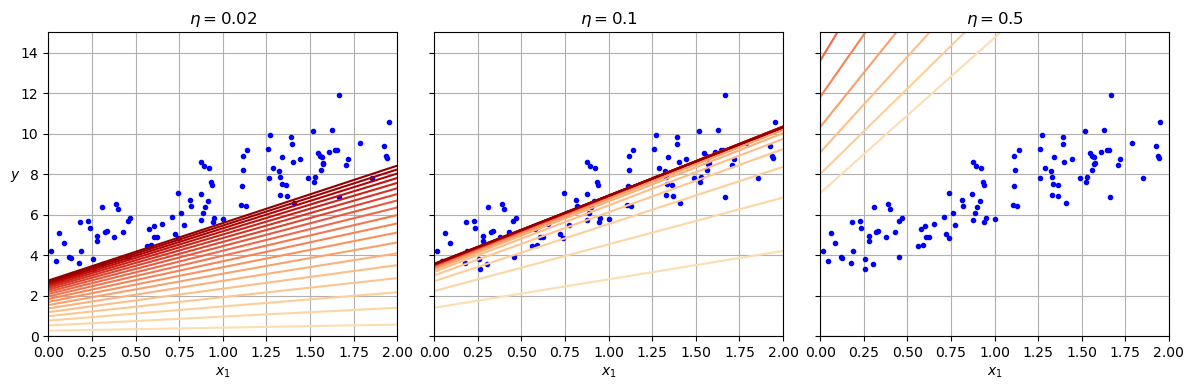
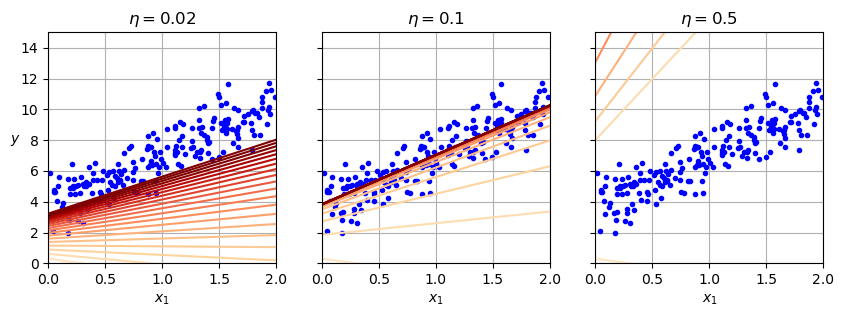
The notebook cell's code change between the first figure and the second:
--- before
+++ after
@@ -1,55 +1,37 @@
-import numpy as np
 import matplotlib as mpl
-import matplotlib.pyplot as plt
 
-# Data: y = 4 + 3x + noise 
-rng = np.random.default_rng(seed=42)
-m = 100
-X = 2 * rng.random((m, 1))
-y = 4 + 3 * X + rng.standard_normal((m, 1))
-
-# Augment with a column of 1s so theta_0 (the bias) has a feature x0 = 1
-X_b = np.c_[np.ones((m, 1)), X]
-
-# Two endpoints are enough to draw each straight prediction line on [0, 2]
-X_new   = np.array([[0], [2]])
-X_new_b = np.c_[np.ones((2, 1)), X_new]
-
-
-# The routine that produces one plot
-def plot_gradient_descent(theta, eta, n_epochs=1000, n_shown=20):
-    plt.plot(X, y, "b.")                          # scatter of the data
+def plot_gradient_descent(theta, eta):
+    m = len(X_b)
+    plt.plot(X, y, "b.")
+    n_epochs = 1000
+    n_shown = 20
+    theta_path = []
     for epoch in range(n_epochs):
-        if epoch < n_shown:                       # only draw the first 20 lines
+        if epoch < n_shown:
             y_predict = X_new_b @ theta
-            shade = epoch / n_shown               
-            color = mpl.colors.rgb2hex(plt.cm.OrRd(shade * 0.85 + 0.15))
-            plt.plot(X_new, y_predict, color=color)
+            color = mpl.colors.rgb2hex(plt.cm.OrRd(epoch / n_shown + 0.15))
+            plt.plot(X_new, y_predict, linestyle="solid", color=color)
         gradients = 2 / m * X_b.T @ (X_b @ theta - y)
-        theta = theta - eta * gradients           # the actual GD step
+        theta = theta - eta * gradients
+        theta_path.append(theta)
     plt.xlabel("$x_1$")
-    plt.title(rf"$\eta = {eta}$")
     plt.axis([0, 2, 0, 15])
     plt.grid()
-    return theta
+    plt.title(fr"$\eta = {eta}$")
+    return theta_path
 
+rng = np.random.default_rng(seed=42)
+theta = rng.standard_normal((2, 1))  # randomly initialized model parameters
 
-# Call it three times, same starting point
-theta_init = rng.standard_normal((2, 1))
+plt.figure(figsize=(10,3))
+plt.subplot(131)
+plot_gradient_descent(theta, eta=0.02)
+plt.ylabel("$y$", rotation=0)
+plt.subplot(132)
+theta_path_bgd = plot_gradient_descent(theta, eta=0.1)
+plt.gca().axes.yaxis.set_ticklabels([])
+plt.subplot(133)
+plt.gca().axes.yaxis.set_ticklabels([])
+plot_gradient_descent(theta, eta=0.5)
 
-plt.figure(figsize=(12, 4))
-
-plt.subplot(1, 3, 1)
-plot_gradient_descent(theta_init.copy(), eta=0.02)
-plt.ylabel("$y$", rotation=0)
-
-plt.subplot(1, 3, 2)
-plot_gradient_descent(theta_init.copy(), eta=0.1)
-plt.gca().axes.yaxis.set_ticklabels([])          # hide y-ticks on middle panel
-
-plt.subplot(1, 3, 3)
-plot_gradient_descent(theta_init.copy(), eta=0.5)
-plt.gca().axes.yaxis.set_ticklabels([])          # and on the right panel
-
-plt.tight_layout()
 plt.show()

Commit: Fix: add notebook files properly